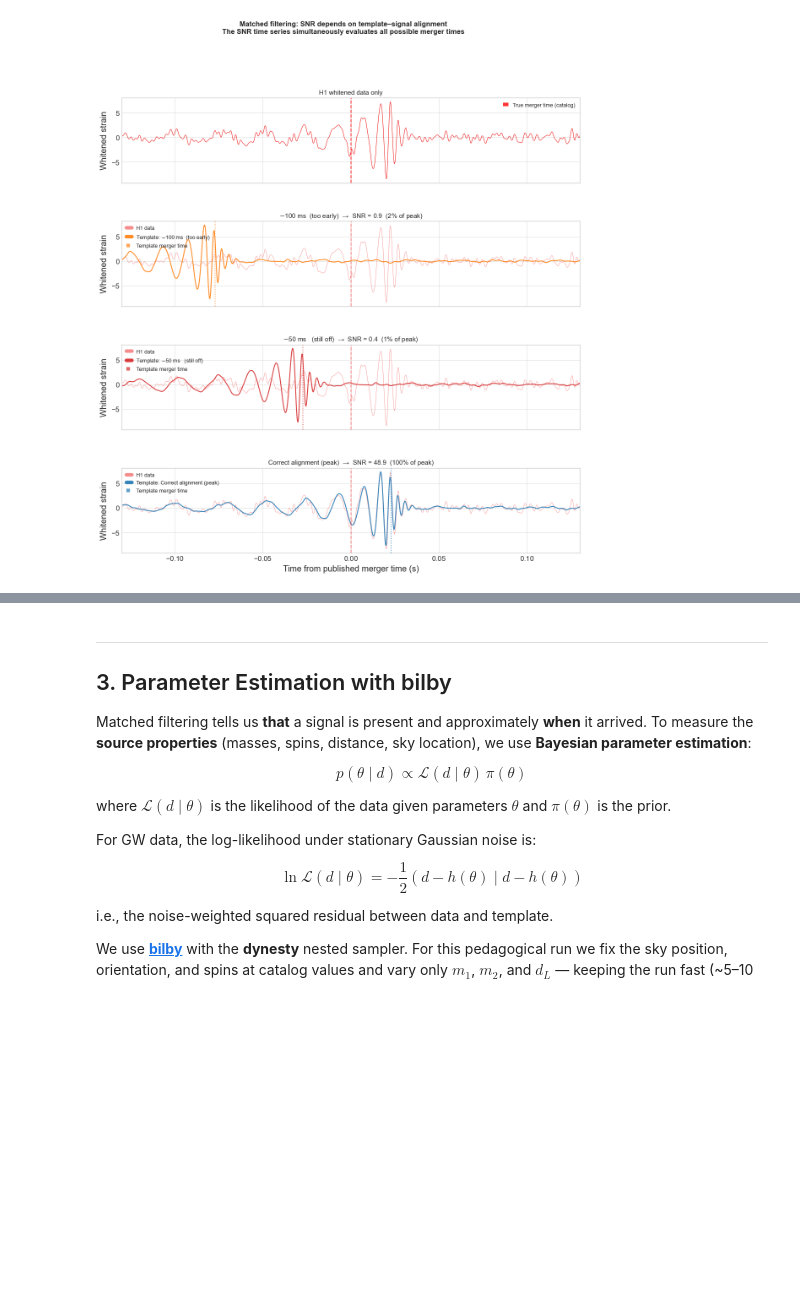
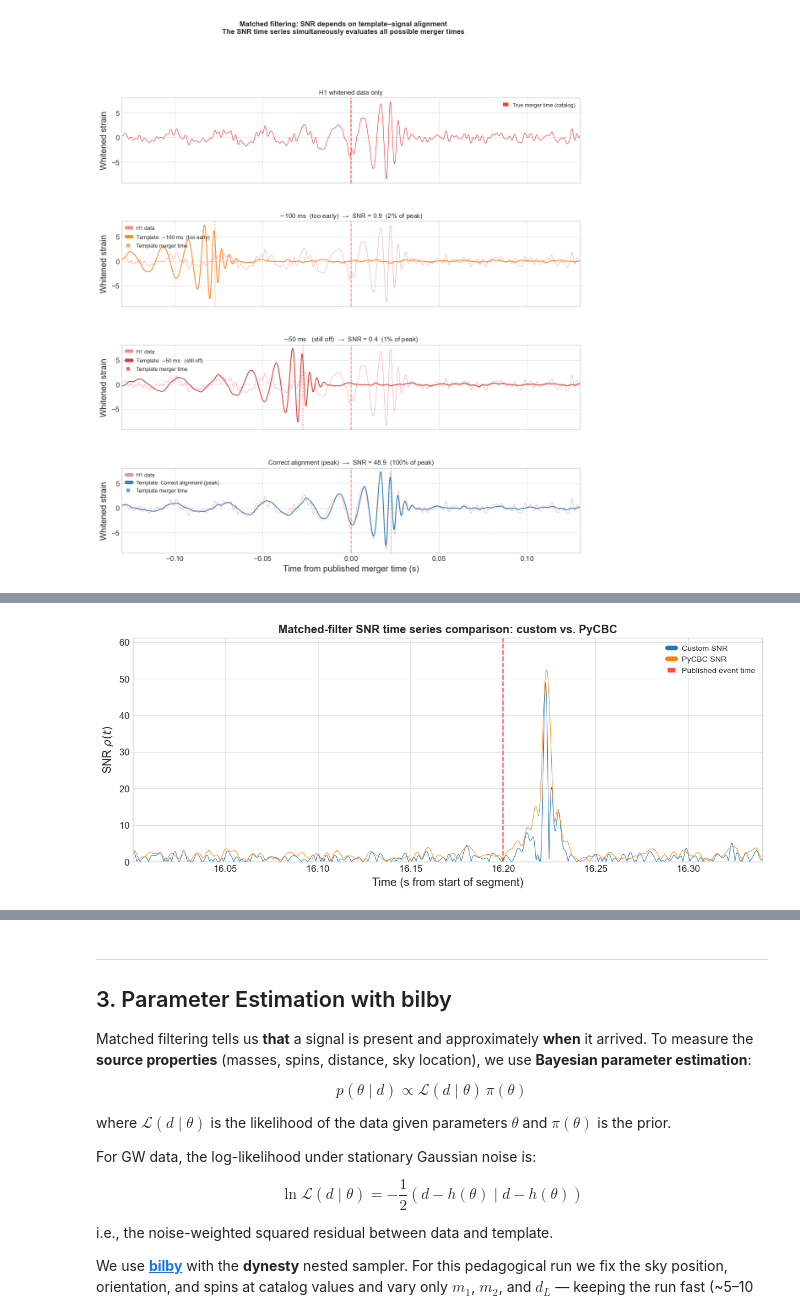
Before and after one commit to hectorestelles/gw_data_tutorials, a Jupyter notebook: template_tutorial.ipynb, the cells around one changed output, grey strips where cells are left out. Cells and saved outputs as stored; diff of their text form; code cells hidden in the pictures; blank space fills up the shorter version.

```diff
--- a/template_tutorial.ipynb
+++ b/template_tutorial.ipynb
@@ -482,3 +722,19 @@ print(f"Difference:       Δρ = {abs(snr_pk_pycbc - peak_snr):.2f},  Δt = {(t_
+# %%
+# Compare custom SNR with PyCBC's matched_filter output
+fig, ax = plt.subplots(figsize=(12, 5))
+ax.plot(times_mf, snr_ts, color='C0', lw=0.7, label='Custom SNR')
+ax.plot(times_pycbc, abs(snr_pycbc), color='C1', lw=0.7, label='PyCBC SNR')
+ax.axvline(event_time_in_segment, color='red', ls='--', alpha=0.7 , label='Published event time')
+ax.set_xlim(event_time_in_segment - 0.20, event_time_in_segment + 0.14)
+ax.set_ylim(0, peak_snr * 1.25)
+ax.set_xlabel('Time (s from start of segment)')
+ax.set_ylabel(r'SNR $\rho(t)$')
+ax.set_title('Matched-filter SNR time series comparison: custom vs. PyCBC', fontweight='bold')
+ax.legend(fontsize=10)
+plt.tight_layout()
+plt.show()
+# %% [output]
+[figure, added]
 # %%
 # ── Template overlay on whitened data (best-fit alignment) ────────────────────
 fig, ax = plt.subplots(figsize=(14, 5))
```
Also changed, not shown: parts of 22 cells of this notebook.
